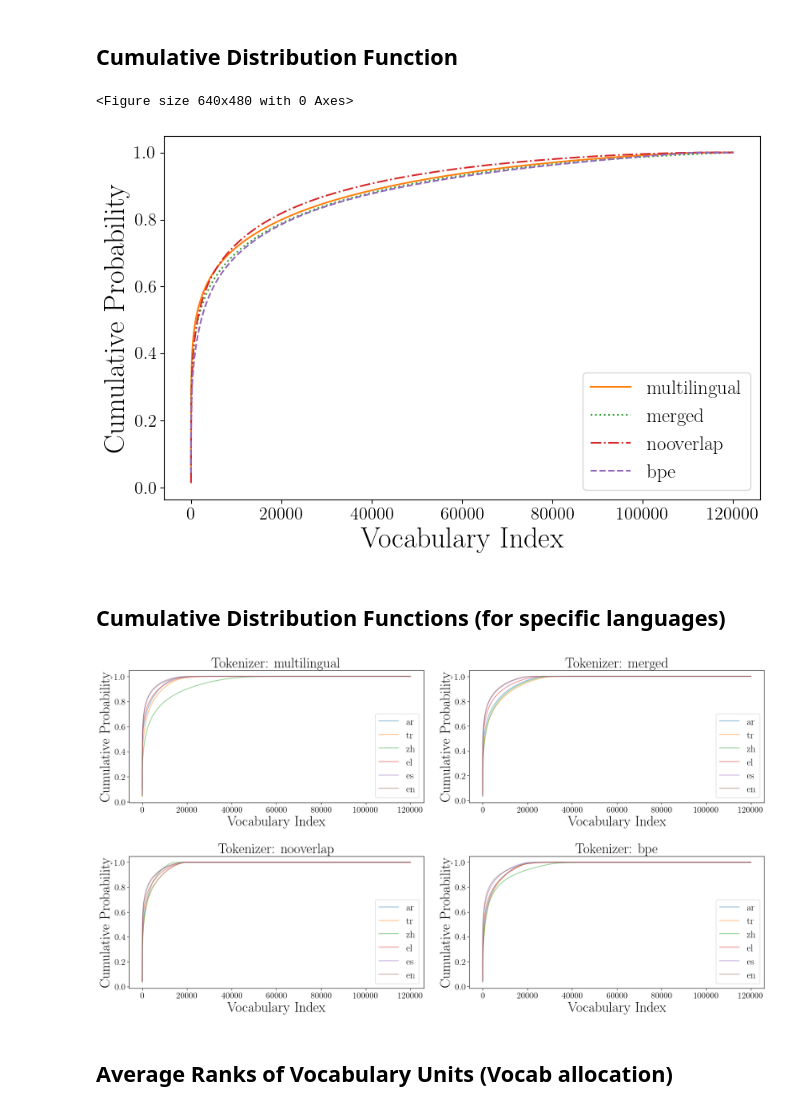
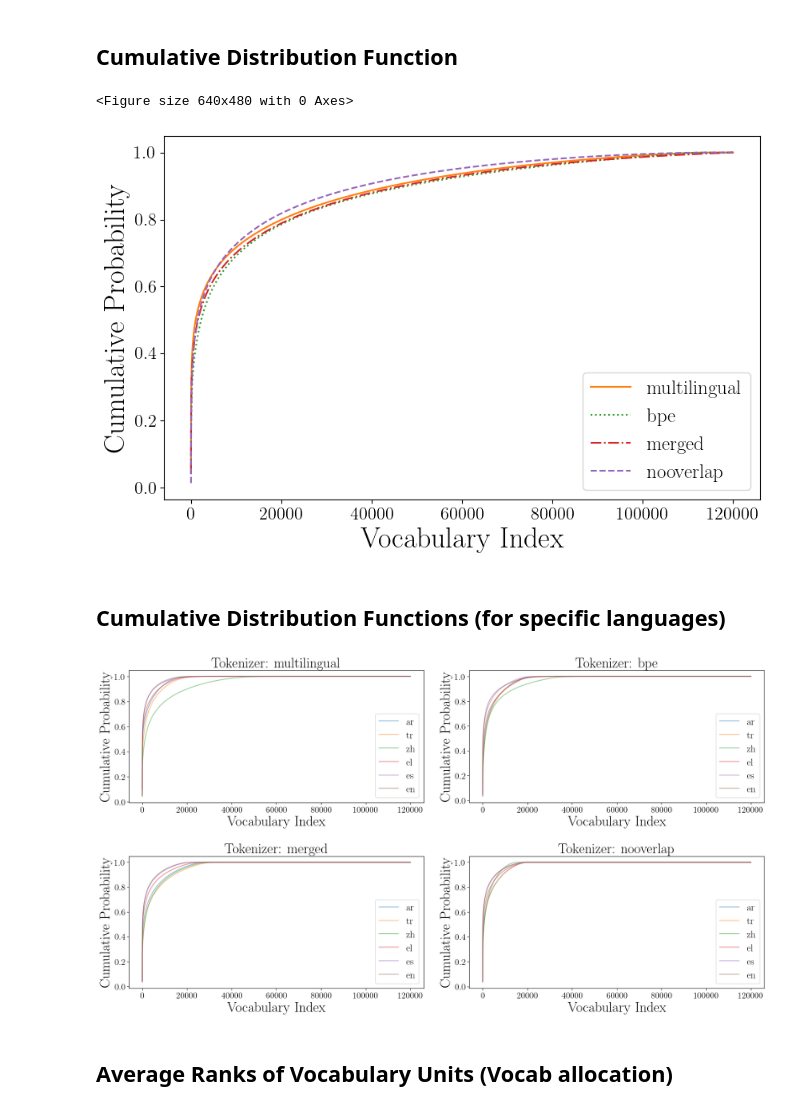
Before and after one commit to tomlimi/entangled_in_scripts, a Jupyter notebook: src/notebooks/6_IN_language_aggregated_results.ipynb, the cells around one changed output. Cells and saved outputs as stored; diff of their text form; code cells hidden in the pictures.

```diff
--- a/src/notebooks/6_IN_language_aggregated_results.ipynb
+++ b/src/notebooks/6_IN_language_aggregated_results.ipynb
@@ -40,7 +47,7 @@ plt.rcParams['legend.fontsize'] = 18
 # %%
 languages = ('ar', 'tr', 'zh','el', 'es', 'en')
 alpha = 0.25
-tokenization_types = ('multilingual', 'merged', 'nooverlap', 'bpe')
+tokenization_types = ('multilingual', 'bpe', 'merged', 'nooverlap')
 N_vocab = 120000
 
 
@@ -51,8 +58,15 @@ in_lang_stds = pd.DataFrame(columns=['task', 'metric', 'tokenizer'] + list(langu
 # %% [markdown]
 # Tokenizers and Distributions over Vocabulary
 # %%
-vocab_distributions = {tok_type: get_distribution_over_vocabulary(tok_type, alpha, N_vocab, languages) for
-                      tok_type in tokenization_types}
+vocab_distributions = dict()
+vocab_dist_arrays = dict()
+vocab_frequencies = dict()
+
+for tok_type in tokenization_types:
+    vocab_distributions[tok_type], vocab_frequencies[tok_type] \
+        = get_distribution_over_vocabulary(tok_type, alpha, N_vocab, languages)
+    vocab_dist_arrays[tok_type] = {lang: np.array(list(vocab_distributions[tok_type][lang].values()))
+                                   for lang in languages + ('All',)}
 # %% [markdown]
 ## Probability Distribution Function
 The tokens are sorted by frequency
@@ -69,10 +83,10 @@ def boxplot_across_languages(res, metric, languages, task=None):
 line_styles=['-', ':', '-.', '--']
 colors= ["C1", "C2", "C3", "C4"]
 plt.figure()
-f, ax = plt.subplots(figsize=(9, 6))
+f, ax = plt.subplots(figsize=(6.5, 4.5))
 for t_idx, tokenization in enumerate(tokenization_types):
-    sorted_data = np.sort(vocab_distributions[tokenization]['multilingual'])[::-1]
-    ax.plot(sorted_data,c=colors[t_idx],ls=line_styles[t_idx], label=tokenization)
+    sorted_data = np.sort(vocab_dist_arrays[tokenization]['All'])[::-1]
+    ax.plot(sorted_data,c=colors[t_idx],ls=line_styles[t_idx], label=name_map[tokenization])
 ax.set_yscale('log')
 ax.set_ylabel('Log Probability')
 ax.set_xlabel('Vocabulary Index')
@@ -86,0 +101,19 @@ plt.show()
+# %%
+fig, axes = plt.subplots(2, 2,figsize=(18, 10))
+axes = axes.ravel()
+for t_idx, tokenization in enumerate(tokenization_types):
+    ax = axes[t_idx]
+    for lang in languages:
+        sorted_lang_data = np.sort(vocab_dist_arrays[tokenization][lang])[::-1]
+        axes[t_idx].plot(sorted_lang_data, label=lang, alpha=0.5)
+        axes[t_idx].set_ylabel('Log Probability')
+        axes[t_idx].set_xlabel('Vocabulary Index')
+        axes[t_idx].legend()
+    axes[t_idx].set_yscale('log')
+    axes[t_idx].set_title(f"Tokenizer: {tokenization}")
+    axes[t_idx].legend()
+
+
+plt.tight_layout()
+plt.savefig(os.path.join(FIGURE_DIR, "tokenizers_log_pdf_each_language.pdf"), dpi=300)
+plt.show()
@@ -89,24 +124,24 @@ plt.show()
 # %%
 line_styles=['-', ':', '-.', '--']
 colors= ["C1", "C2", "C3", "C4"]
 plt.figure()
 f, ax = plt.subplots(figsize=(9, 6))
 for t_idx, tokenization in enumerate(tokenization_types):
-    sorted_data = np.sort(vocab_distributions[tokenization]['multilingual'])[::-1]
+    sorted_data = np.sort(vocab_dist_arrays[tokenization]['All'])[::-1]
     cdf = np.cumsum(sorted_data)
     ax.plot(cdf,c=colors[t_idx],ls=line_styles[t_idx], label=tokenization)
 
 ax.set_ylabel('Cumulative Probability')
 ax.set_xlabel('Vocabulary Index')
 ax.legend()
 
 
 plt.tight_layout()
 plt.savefig(os.path.join(FIGURE_DIR, "tokenizers_cdf.pdf"), dpi=300)
 plt.show()
 # %% [output]
 <Figure size 640x480 with 0 Axes>
-[figure, old version]
+[figure, new version]
 # %% [markdown]
 ## Cumulative Distribution Functions (for specific languages)
 # %%
@@ -115,7 +150,7 @@ axes = axes.ravel()
 for t_idx, tokenization in enumerate(tokenization_types):
     ax = axes[t_idx]
     for lang in languages:
-        sorted_lang_data = np.sort(vocab_distributions[tokenization][lang])[::-1]
+        sorted_lang_data = np.sort(vocab_dist_arrays[tokenization][lang])[::-1]
         axes[t_idx].plot(np.cumsum(sorted_lang_data), label=lang, alpha=0.5)
         axes[t_idx].set_ylabel('Cumulative Probability')
         axes[t_idx].set_xlabel('Vocabulary Index')
@@ -128,7 +163,7 @@ plt.tight_layout()
 plt.savefig(os.path.join(FIGURE_DIR, "tokenizers_cdf_each_language.pdf"), dpi=300)
 plt.show()
 # %% [output]
-[figure, old version]
+[figure, new version]
 # %% [markdown]
 ## Average Ranks of Vocabulary Units (Vocab allocation)
 # %%
```
Also changed, not shown: parts of 46 cells of this notebook, 4 other files.
